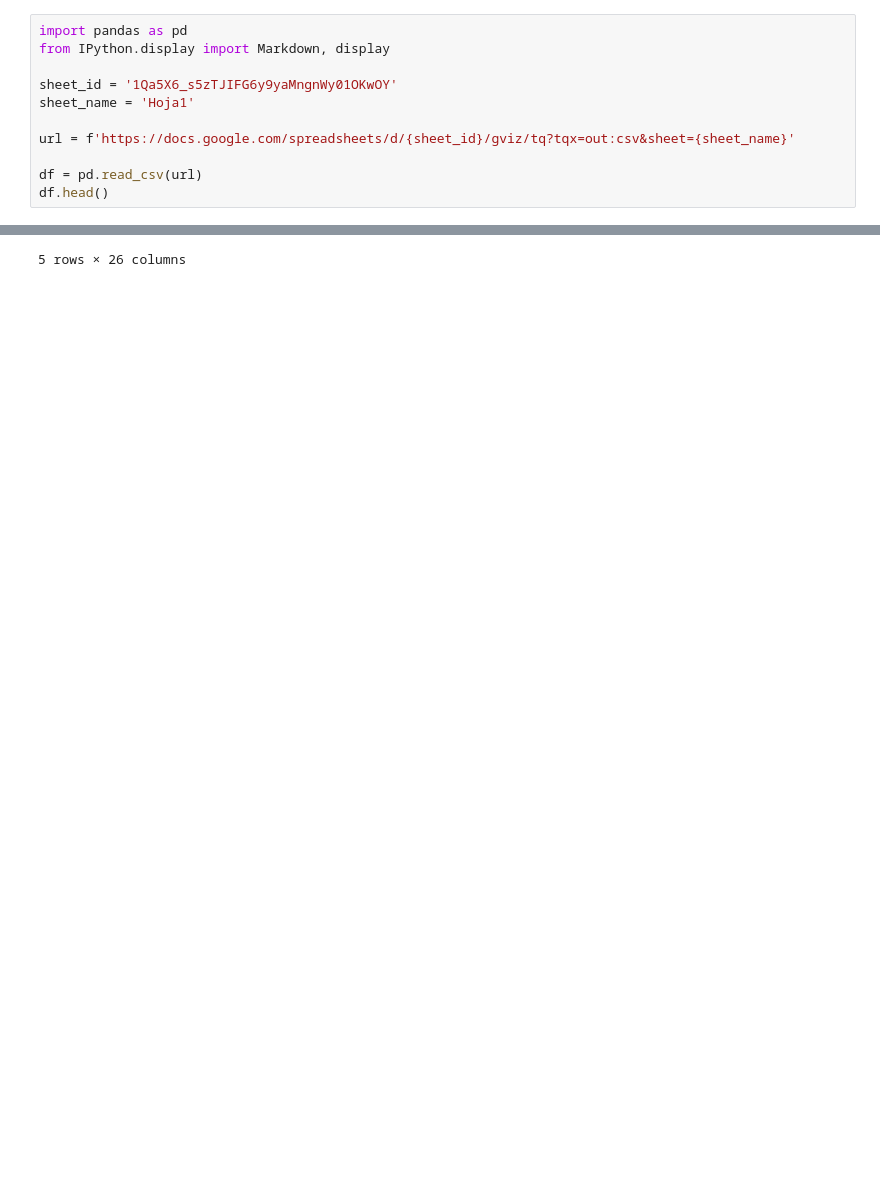
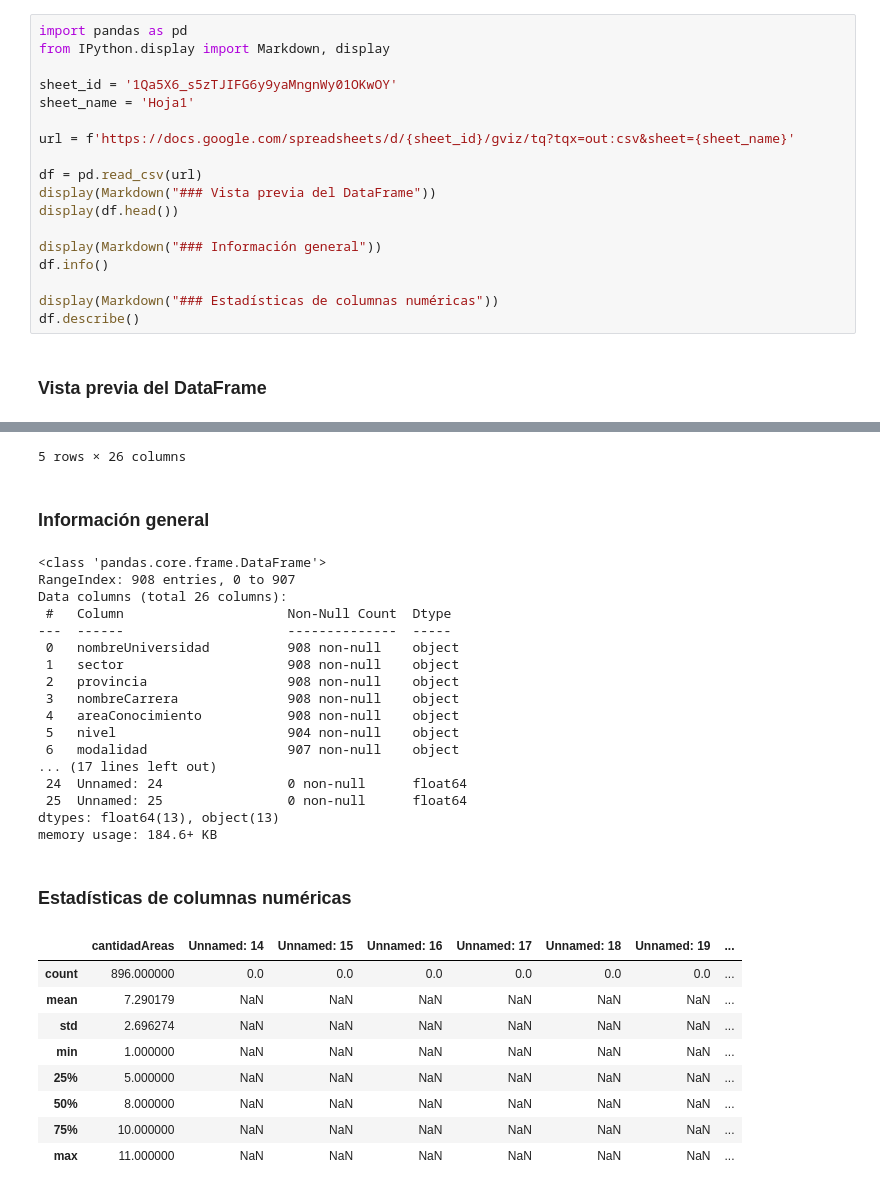
Before and after one commit to educacion-digital-ar/inclusion-educativa-digital, a Jupyter notebook: Documentacion/limpieza.ipynb, the cells around one changed output, grey strips where cells are left out. Drawn from its saved outputs; the diff is of its cells as text; blank space fills up the shorter version.

```diff
--- a/Documentacion/limpieza.ipynb
+++ b/Documentacion/limpieza.ipynb
@@ -3,19 +5,55 @@
 # %%
 import pandas as pd
 from IPython.display import Markdown, display
 
 sheet_id = '1Qa5X6_s5zTJIFG6y9yaMngnWy01OKwOY'
 sheet_name = 'Hoja1'
 
 url = f'https://docs.google.com/spreadsheets/d/{sheet_id}/gviz/tq?tqx=out:csv&sheet={sheet_name}'
 
 df = pd.read_csv(url)
-df.head()
+display(Markdown("### Vista previa del DataFrame"))
+display(df.head())
+
+display(Markdown("### Información general"))
+df.info()
+
+display(Markdown("### Estadísticas de columnas numéricas"))
+df.describe()
 # %% [output]
+### Vista previa del DataFrame
 |  | nombreUniversidad | sector | provincia | nombreCarrera | areaConocimiento | nivel | modalidad | ... |
 | 0 | Universidad Cátolica de la Plata | Privada | Buenos Aires | Ciclo de Lic. en Educación Física | Humanidades | Grado complementario | Distancia | ... |
 | 1 | Universidad Cátolica de la Plata | Privada | Buenos Aires | Ciclo de Lic. en Ciencias de la E... | Humanidades | Grado complementario | Distancia | ... |
 | 2 | Universidad Cátolica de la Plata | Privada | Buenos Aires | Ciclo de Lic. en Filosofía a Dist... | Humanidades | Grado complementario | Distancia | ... |
 | 3 | Universidad Cátolica de la Plata | Privada | Buenos Aires | Ciclo de Profesorado Universitario | Humanidades | Grado complementario | Distancia | ... |
 | 4 | Universidad Cátolica de la Plata | Privada | Buenos Aires | Ciclo de Lic. en Geografía | Humanidades | Grado complementario | Distancia | ... |
 5 rows × 26 columns
+### Información general
+<class 'pandas.core.frame.DataFrame'>
+RangeIndex: 908 entries, 0 to 907
+Data columns (total 26 columns):
+ #   Column                     Non-Null Count  Dtype
+---  ------                     --------------  -----
+ 0   nombreUniversidad          908 non-null    object
+ 1   sector                     908 non-null    object
+ 2   provincia                  908 non-null    object
+ 3   nombreCarrera              908 non-null    object
+ 4   areaConocimiento           908 non-null    object
+ 5   nivel                      904 non-null    object
+ 6   modalidad                  907 non-null    object
+... (17 lines left out)
+ 24  Unnamed: 24                0 non-null      float64
+ 25  Unnamed: 25                0 non-null      float64
+dtypes: float64(13), object(13)
+memory usage: 184.6+ KB
+### Estadísticas de columnas numéricas
+|  | cantidadAreas | Unnamed: 14 | Unnamed: 15 | Unnamed: 16 | Unnamed: 17 | Unnamed: 18 | Unnamed: 19 | ... |
+| count | 896.000000 | 0.0 | 0.0 | 0.0 | 0.0 | 0.0 | 0.0 | ... |
+| mean | 7.290179 | NaN | NaN | NaN | NaN | NaN | NaN | ... |
+| std | 2.696274 | NaN | NaN | NaN | NaN | NaN | NaN | ... |
+| min | 1.000000 | NaN | NaN | NaN | NaN | NaN | NaN | ... |
+| 25% | 5.000000 | NaN | NaN | NaN | NaN | NaN | NaN | ... |
+| 50% | 8.000000 | NaN | NaN | NaN | NaN | NaN | NaN | ... |
+| 75% | 10.000000 | NaN | NaN | NaN | NaN | NaN | NaN | ... |
+| max | 11.000000 | NaN | NaN | NaN | NaN | NaN | NaN | ... |
```
Also changed, not shown: parts of 1 cell of this notebook.
